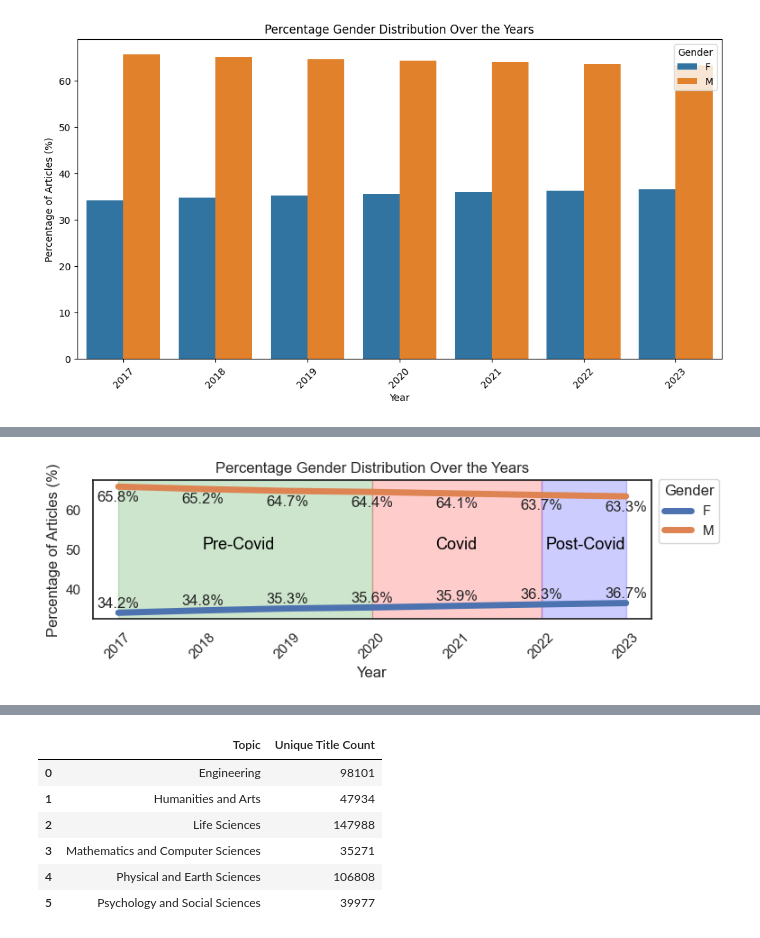
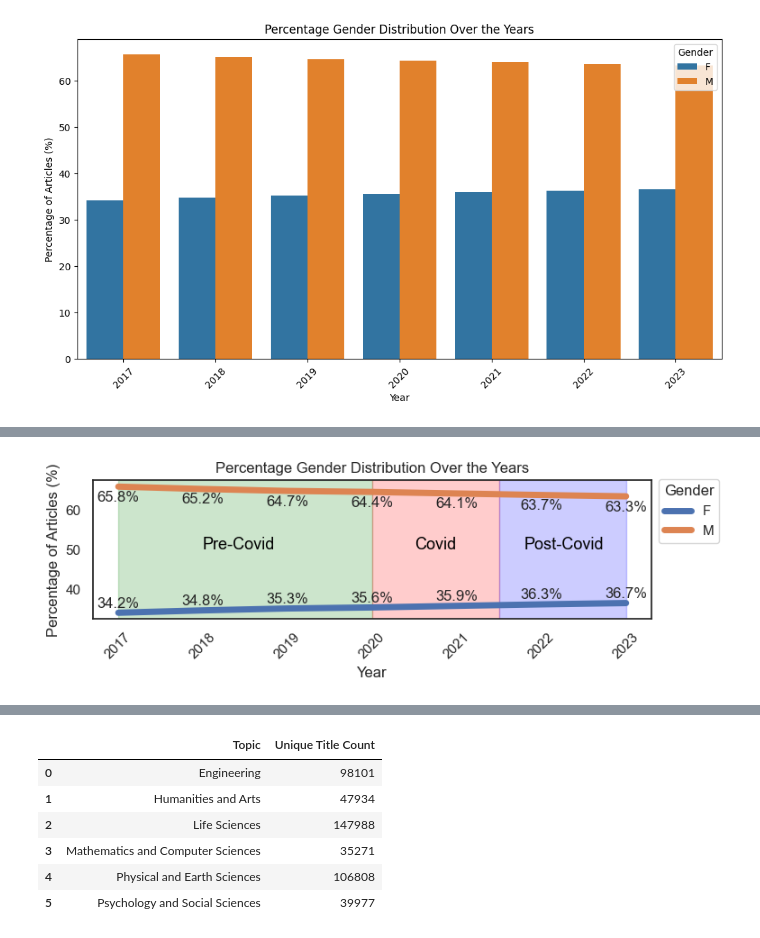
Before and after one commit to raagpatel1/SMU_MSDS_Capstone, a Jupyter notebook: analysis_raag.ipynb, the cells around one changed output, grey strips where cells are left out. Cells and saved outputs as stored; diff of their text form; code cells hidden in the pictures.

```diff
--- a/analysis_raag.ipynb
+++ b/analysis_raag.ipynb
@@ -238,37 +263,37 @@ plt.setp(ax.lines, lw=5)  # Increase line thickness
 # Add percentage labels for each point
 for index, row in year_gender_distribution_percentage.iterrows():
     label_position = 'bottom' if row['Gender'] == 'Men' else 'top'
     label_offset = -1 if row['Gender'] == 'M' else 4  # Adjust the vertical offset
     plt.text(row['Year'], row['Percentage'] + label_offset, f'{row["Percentage"]:.1f}%',
              ha='center', va=label_position, fontsize=12)
 
 # Define the shading regions
 pre_covid = [2017, 2020]
-covid = [2020, 2022]
+covid = [2020, 2021.5]
 post_covid = [2023]
 
 # Add shading for "Pre-Covid," "Covid," and "Post-Covid" periods
 ax.axvspan(pre_covid[0], pre_covid[1], color='green', alpha=0.2, label='_nolegend_')
 ax.axvspan(covid[0], covid[1], color='red', alpha=0.2,label='_nolegend_')
 ax.axvspan(covid[1], post_covid[0], color='blue', alpha=0.2, label='_nolegend_')
 
 # Add labels in the middle of the graph for shading
 ax.annotate('Pre-Covid', (2018, 50), fontsize=13, color='black')
-ax.annotate('Covid', (2020.75, 50), fontsize=13, color='black')
-ax.annotate('Post-Covid', (2022.05, 50), fontsize=13, color='black')
+ax.annotate('Covid', (2020.5, 50), fontsize=13, color='black')
+ax.annotate('Post-Covid', (2021.8, 50), fontsize=13, color='black')
 
 # Additional plot properties
 plt.title('Percentage Gender Distribution Over the Years')
 plt.xlabel('Year')
 plt.ylabel('Percentage of Articles (%)')
 plt.xticks(rotation=45)
 
 # Move the legend closer to the y-axis
 plt.legend(title='Gender', bbox_to_anchor=(1, .5), loc='lower left')
 
 plt.show()
 # %% [output]
-[figure, old version]
+[figure, new version]
 # %%
 import pandas as pd
 import matplotlib.pyplot as plt
```
Also changed, not shown: parts of 10 cells of this notebook, 1 other file.
